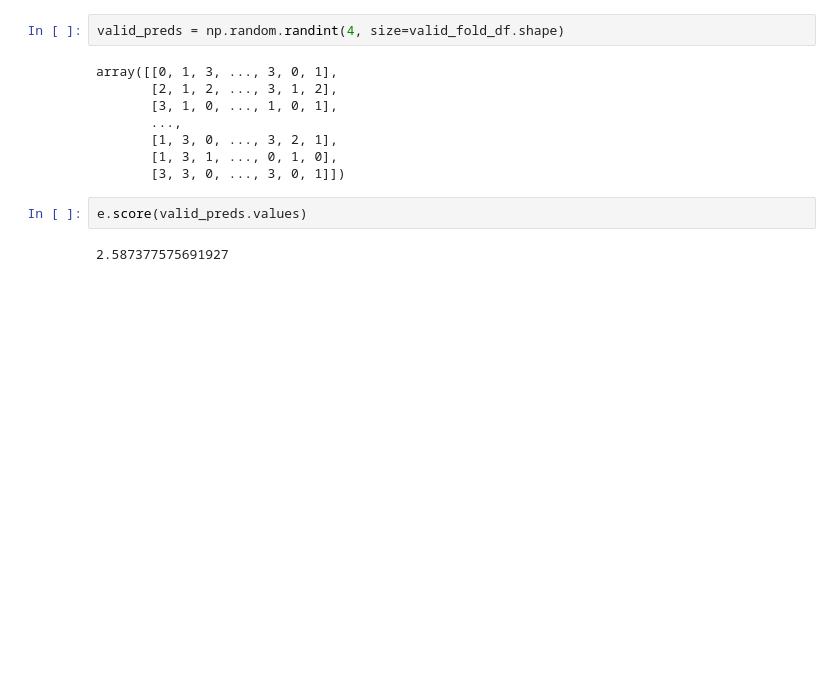
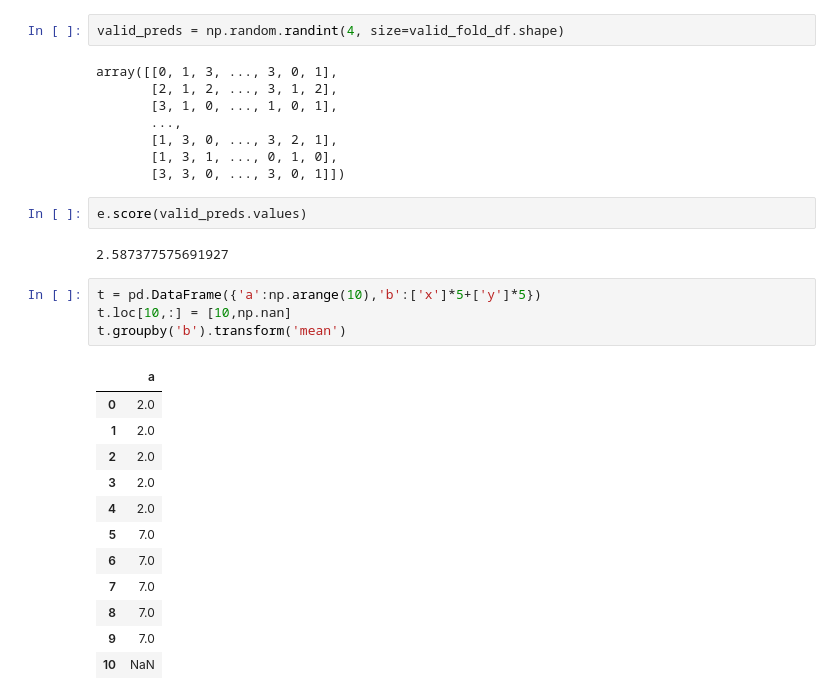
Before and after one commit to GavinLi2/Gavin.github.io, a Jupyter notebook: Main_Training_Codes.ipynb, the cells around one changed output. Cells and saved outputs as stored; diff of their text form; blank space fills up the shorter version.

```diff
--- a/Main_Training_Codes.ipynb
+++ b/Main_Training_Codes.ipynb
@@ -873,3 +825,20 @@ array([[0, 1, 3, ..., 3, 0, 1],
 e.score(valid_preds.values)
 # %% [output]
 2.587377575691927
+# %%
+t = pd.DataFrame({'a':np.arange(10),'b':['x']*5+['y']*5})
+t.loc[10,:] = [10,np.nan]
+t.groupby('b').transform('mean')
+# %% [output]
+|  | a |
+| 0 | 2.0 |
+| 1 | 2.0 |
+| 2 | 2.0 |
+| 3 | 2.0 |
+| 4 | 2.0 |
+| 5 | 7.0 |
+| 6 | 7.0 |
+| 7 | 7.0 |
+| 8 | 7.0 |
+| 9 | 7.0 |
+| 10 | NaN |
```
Also changed, not shown: parts of 12 cells of this notebook.
